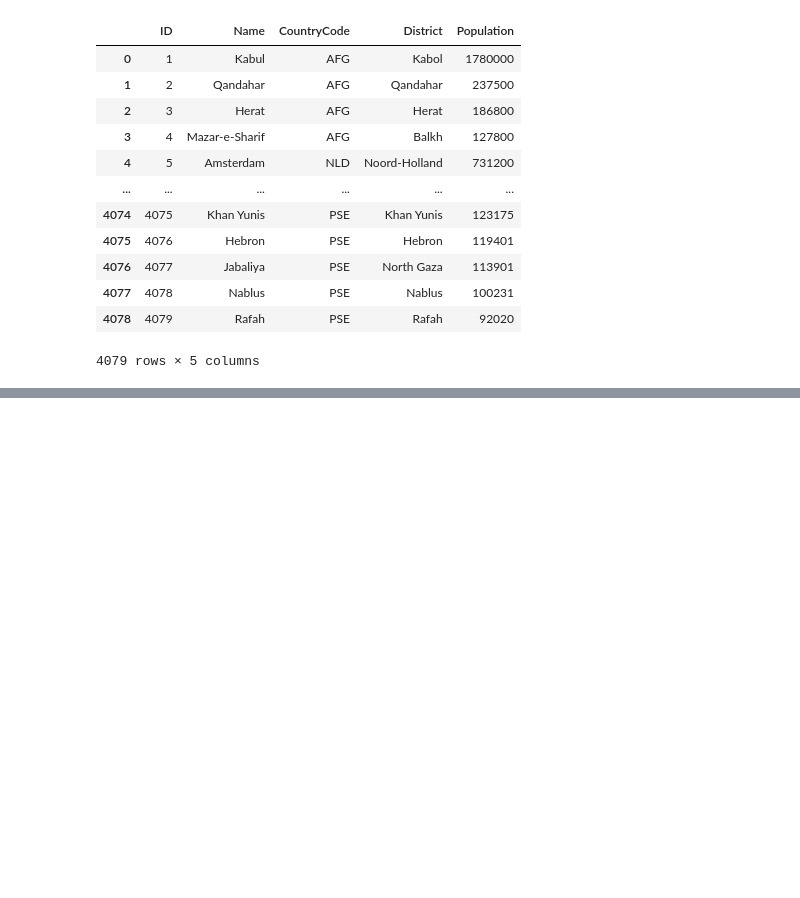
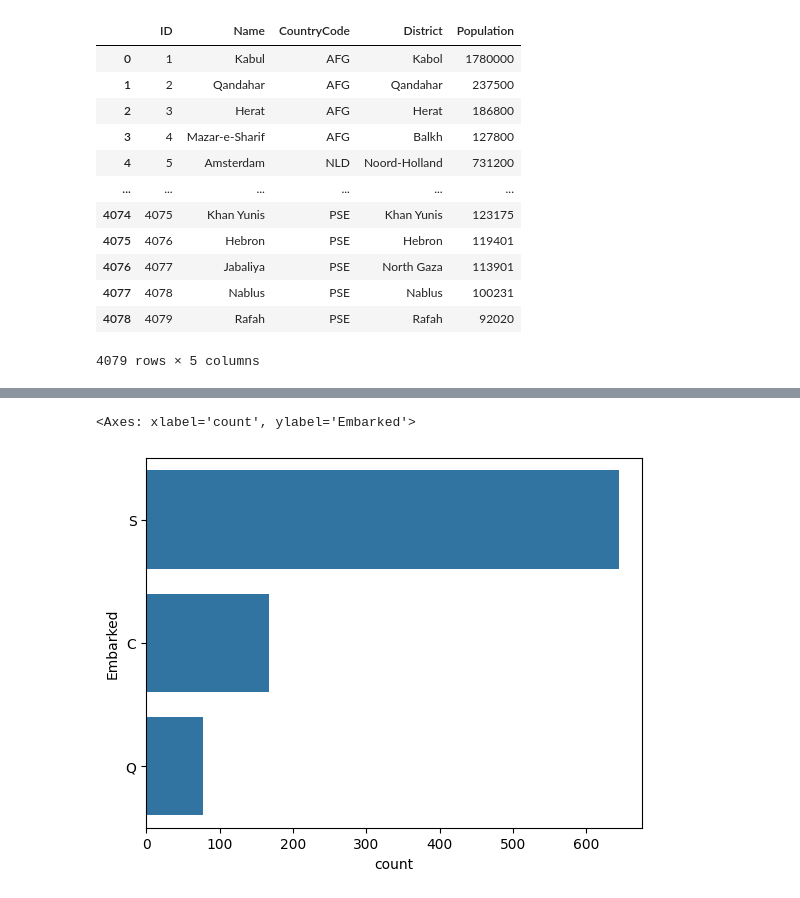
Before and after one commit to jenish2917/Machine-Learning, a Jupyter notebook: Data Fetch.ipynb, the cells around one changed output, grey strips where cells are left out. Cells and saved outputs as stored; diff of their text form; code cells hidden in the pictures; blank space fills up the shorter version.

```diff
--- a/Data Fetch.ipynb
+++ b/Data Fetch.ipynb
@@ -160,0 +196,5 @@ print(soup.prettify())
+# %%
+sns.countplot(df["Embarked"])
+# %% [output]
+<Axes: xlabel='count', ylabel='Embarked'>
+[figure, added]
```
Also changed, not shown: parts of 33 cells of this notebook, 2 other files.
